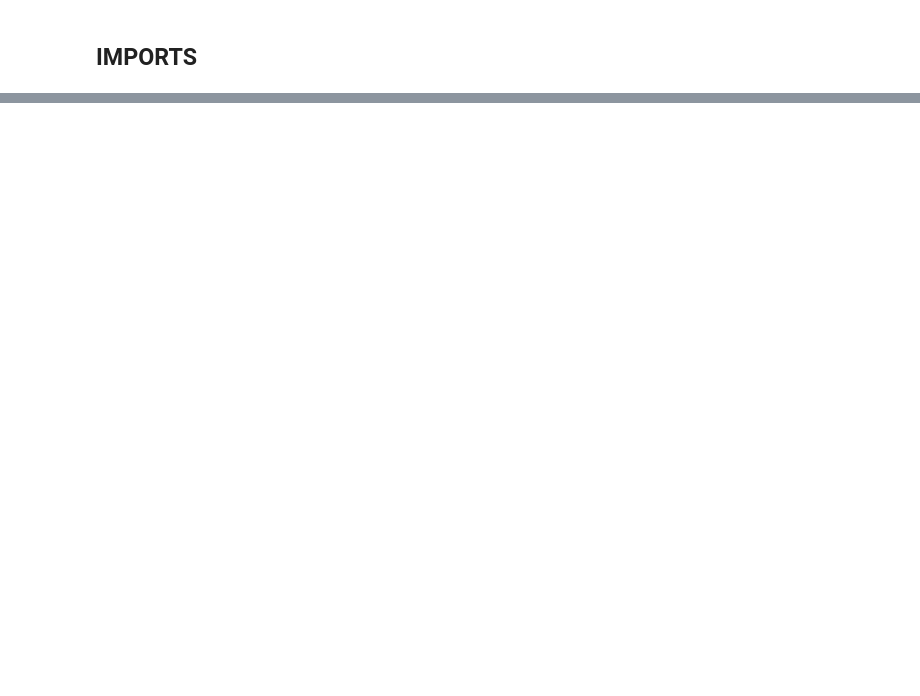
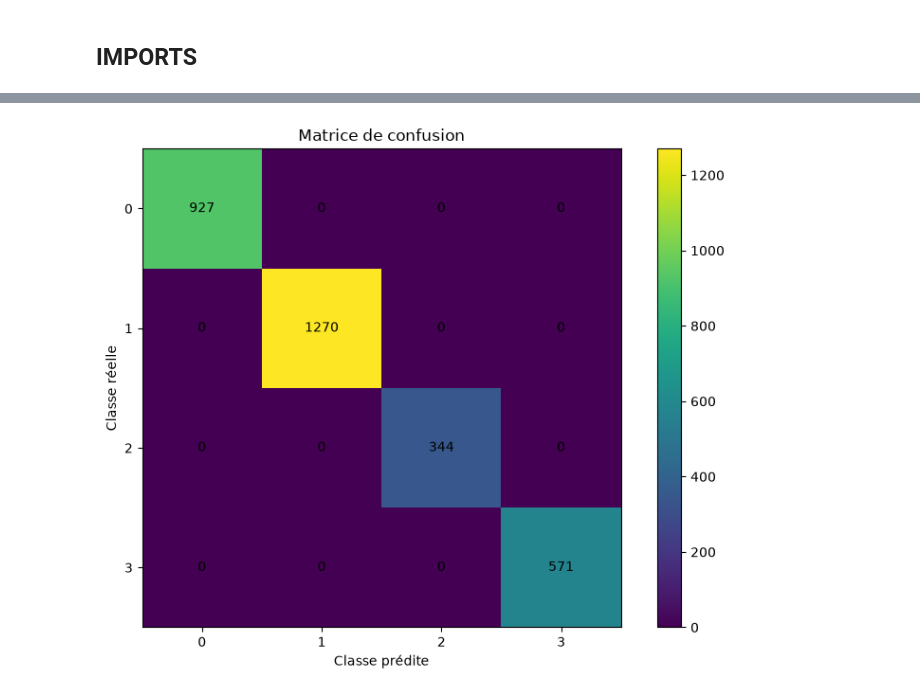
Before and after one commit to gabinHnr/IA---Imagerie-medicale-IRM, a Jupyter notebook: Supervised Learning/Models/SVM.ipynb, the cells around one changed output, grey strips where cells are left out. Cells and saved outputs as stored; diff of their text form; code cells hidden in the pictures; blank space fills up the shorter version.

```diff
--- a/Supervised Learning/Models/SVM.ipynb
+++ b/Supervised Learning/Models/SVM.ipynb
@@ -53,0 +55,38 @@ Accuracy : 1.0
+# %%
+y_pred = clf.predict(X_test)
+from sklearn.metrics import confusion_matrix
+import matplotlib.pyplot as plt
+
+# Calcul de la matrice de confusion
+cm = confusion_matrix(y_test, y_pred)
+
+# Création du graphique
+fig, ax = plt.subplots(figsize=(8, 6))
+
+im = ax.imshow(cm)
+
+# Noms des classes
+classes = clf.classes_
+
+ax.set_xticks(range(len(classes)))
+ax.set_yticks(range(len(classes)))
+
+ax.set_xticklabels(classes)
+ax.set_yticklabels(classes)
+
+# Ajouter les nombres dans les cases
+for i in range(len(classes)):
+    for j in range(len(classes)):
+        ax.text(j, i, cm[i, j],
+                ha="center",
+                va="center")
+
+ax.set_xlabel("Classe prédite")
+ax.set_ylabel("Classe réelle")
+ax.set_title("Matrice de confusion")
+
+plt.colorbar(im)
+plt.tight_layout()
+plt.show()
+# %% [output]
+[figure, added]
```
Also changed, not shown: parts of 1 cell of this notebook, 3 other files.
